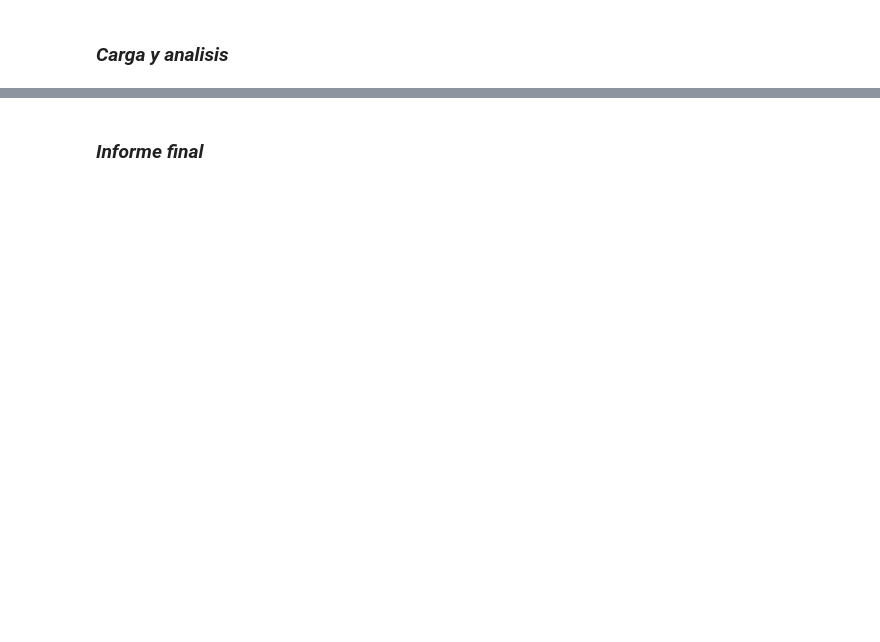
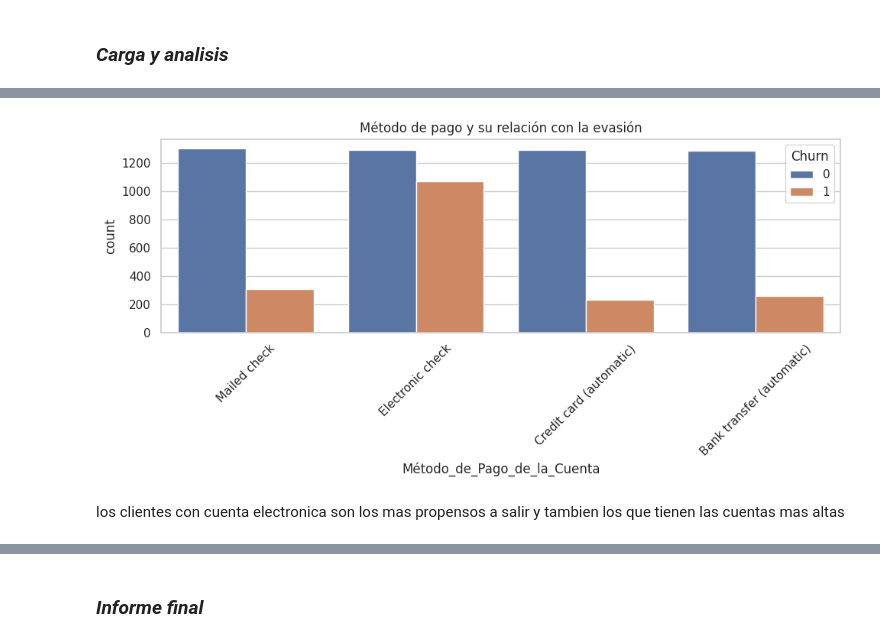
Before and after one commit to Brianbrowncoopman/challenge_desafio_telecom_x, a Jupyter notebook: desafio_telecom_X.ipynb, the cells around one changed output, grey strips where cells are left out. Cells and saved outputs as stored; diff of their text form; code cells hidden in the pictures; blank space fills up the shorter version.

```diff
--- a/desafio_telecom_X.ipynb
+++ b/desafio_telecom_X.ipynb
@@ -391,0 +487,11 @@ Name: count, dtype: int64
+# %%
+plt.figure(figsize=(10, 5))
+sns.countplot(data=df_churn, x='Método_de_Pago_de_la_Cuenta', hue='Churn')
+plt.title('Método de pago y su relación con la evasión')
+plt.xticks(rotation=45)
+plt.tight_layout()
+plt.show()
+# %% [output]
+[figure, added]
+# %% [markdown]
+los clientes con cuenta electronica son los mas propensos a salir y tambien los que tienen las cuentas mas altas
```
Also changed, not shown: parts of 26 cells of this notebook.
